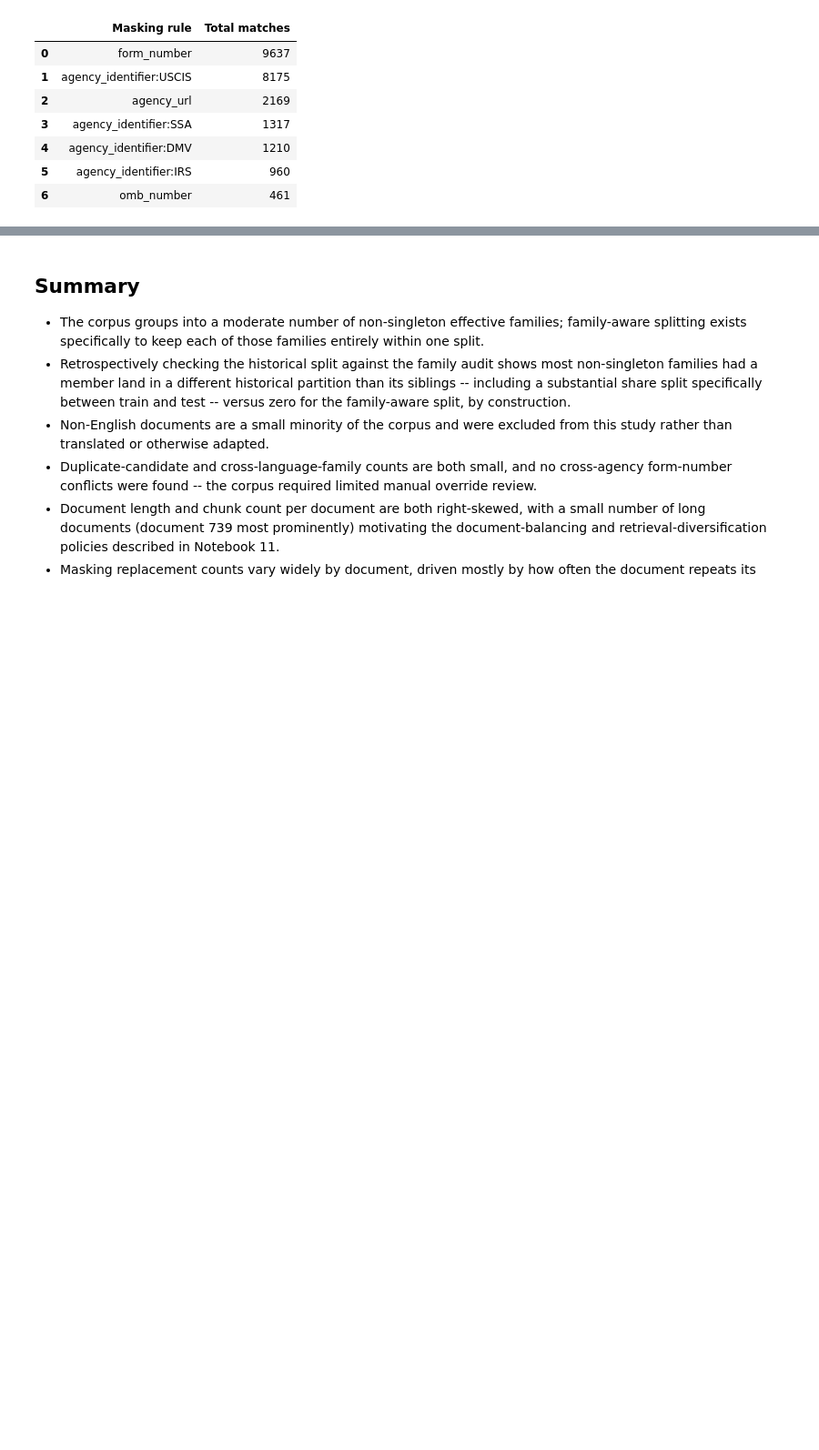
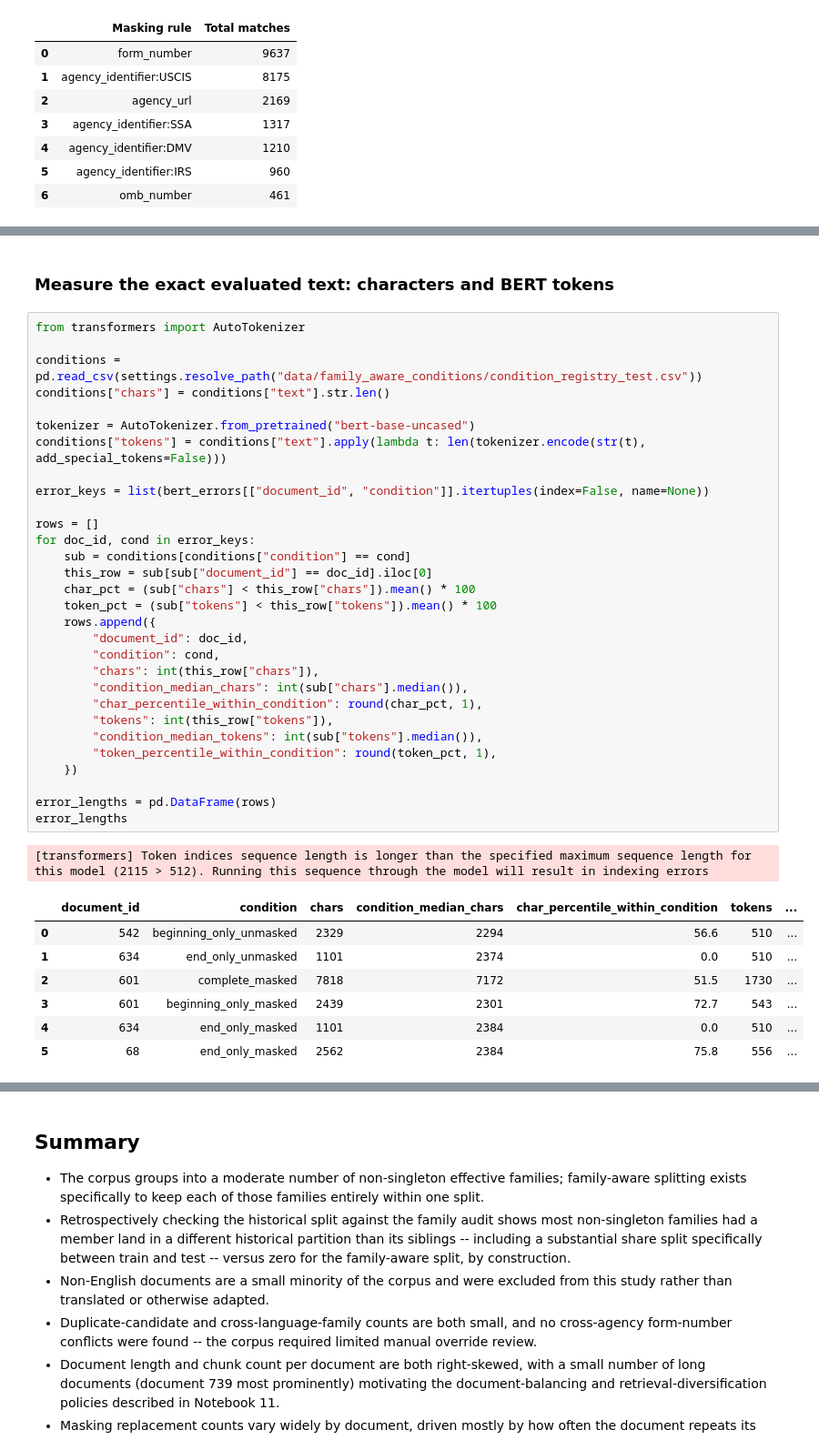
Before and after one commit to al1az1z1/newstart-ai, a Jupyter notebook: newstart_ai_benchmark/notebooks/12_family_aware_eda.ipynb, the cells around one changed output, grey strips where cells are left out. Shown at 91% size. Cells and saved outputs as stored; diff of their text form; blank space fills up the shorter version.

```diff
--- a/newstart_ai_benchmark/notebooks/12_family_aware_eda.ipynb
+++ b/newstart_ai_benchmark/notebooks/12_family_aware_eda.ipynb
@@ -384,0 +434,41 @@ Total matches per masking rule, across every document in train + validation + te
+# %% [markdown]
+### Measure the exact evaluated text: characters and BERT tokens
+# %%
+from transformers import AutoTokenizer
+
+conditions = pd.read_csv(settings.resolve_path("data/family_aware_conditions/condition_registry_test.csv"))
+conditions["chars"] = conditions["text"].str.len()
+
+tokenizer = AutoTokenizer.from_pretrained("bert-base-uncased")
+conditions["tokens"] = conditions["text"].apply(lambda t: len(tokenizer.encode(str(t), add_special_tokens=False)))
+
+error_keys = list(bert_errors[["document_id", "condition"]].itertuples(index=False, name=None))
+
+rows = []
+for doc_id, cond in error_keys:
+    sub = conditions[conditions["condition"] == cond]
+    this_row = sub[sub["document_id"] == doc_id].iloc[0]
+    char_pct = (sub["chars"] < this_row["chars"]).mean() * 100
+    token_pct = (sub["tokens"] < this_row["tokens"]).mean() * 100
+    rows.append({
+        "document_id": doc_id,
+        "condition": cond,
+        "chars": int(this_row["chars"]),
+        "condition_median_chars": int(sub["chars"].median()),
+        "char_percentile_within_condition": round(char_pct, 1),
+        "tokens": int(this_row["tokens"]),
+        "condition_median_tokens": int(sub["tokens"].median()),
+        "token_percentile_within_condition": round(token_pct, 1),
+    })
+
+error_lengths = pd.DataFrame(rows)
+error_lengths
+# %% [output]
+[transformers] Token indices sequence length is longer than the specified maximum sequence length for this model (2115 > 512). Running this sequence through the model will result in indexing errors
+|  | document_id | condition | chars | condition_median_chars | char_percentile_within_condition | tokens | ... |
+| 0 | 542 | beginning_only_unmasked | 2329 | 2294 | 56.6 | 510 | ... |
+| 1 | 634 | end_only_unmasked | 1101 | 2374 | 0.0 | 510 | ... |
+| 2 | 601 | complete_masked | 7818 | 7172 | 51.5 | 1730 | ... |
+| 3 | 601 | beginning_only_masked | 2439 | 2301 | 72.7 | 543 | ... |
+| 4 | 634 | end_only_masked | 1101 | 2384 | 0.0 | 510 | ... |
+| 5 | 68 | end_only_masked | 2562 | 2384 | 75.8 | 556 | ... |
```
Also changed, not shown: parts of 9 cells of this notebook, 3 other files.
